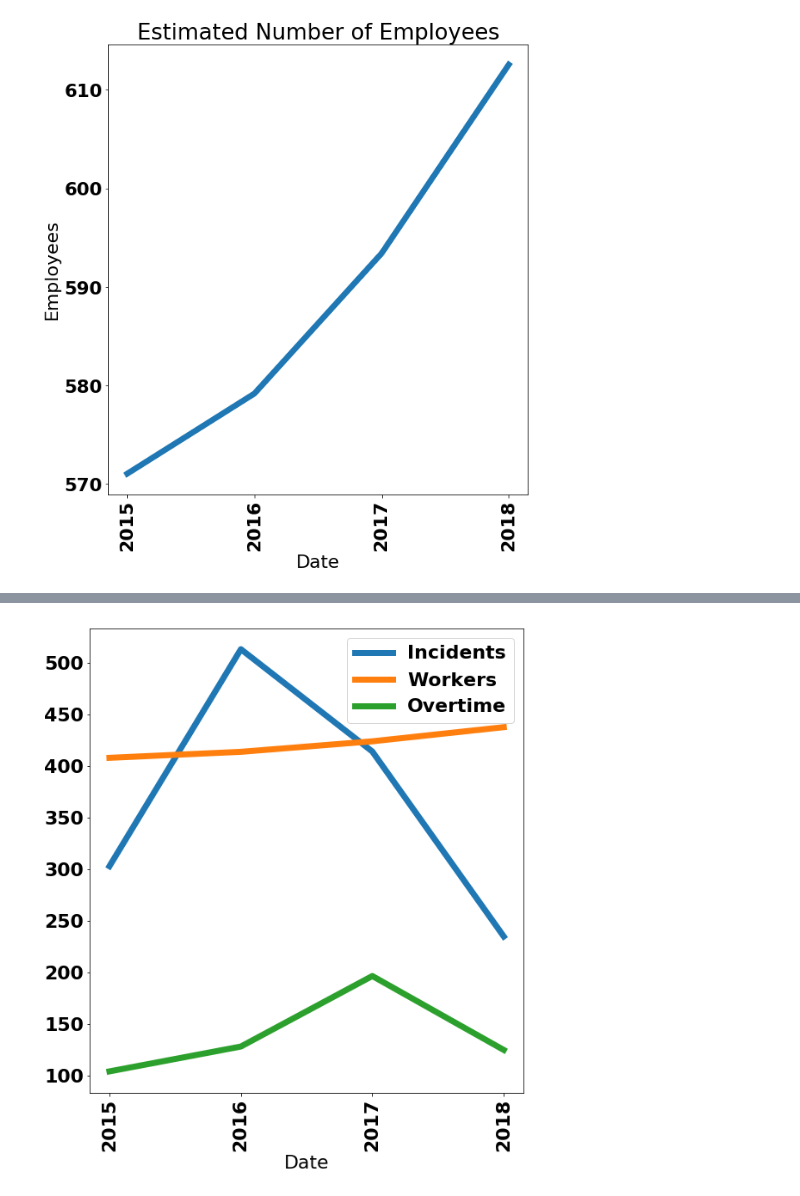
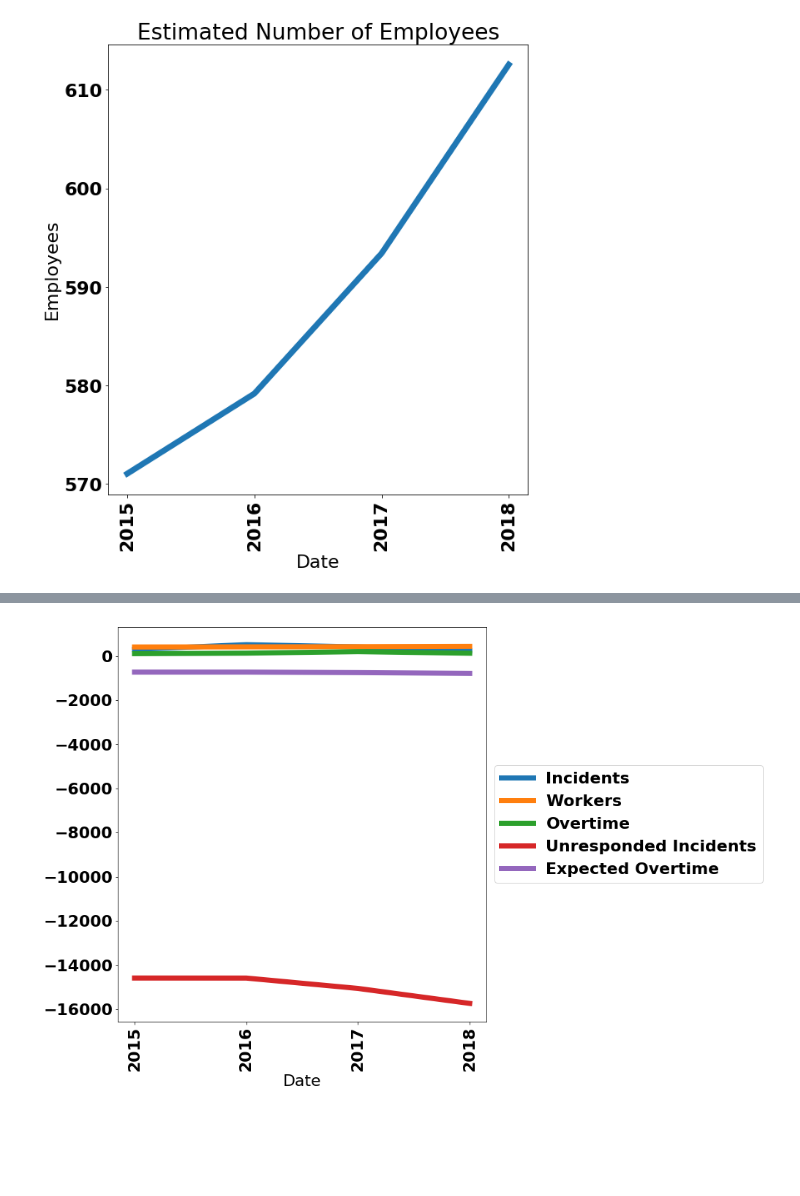
Before and after one commit to tylerharter/s19-city-t2, a Jupyter notebook: Fire/Model.ipynb, the cells around one changed output, grey strips where cells are left out. Drawn from its saved outputs; the diff is of its cells as text; code cells hidden in the pictures; blank space fills up the shorter version.

Commit message:
Added time data and better y-Axis for plots

```diff
--- a/Fire/Model.ipynb
+++ b/Fire/Model.ipynb
@@ -158,17 +158,22 @@ plt.show()
 # %% [output]
 [figure]
 # %%
+import datetime
+
 def drop_day(x):
     return str(x)[-4:]+"/"+str(x)[:2]
 
 def drop_month(x):
     return str(x)[-4:]
 
+def get_weekday(x):
+    return datetime.datetime(int(x[6:]),int(x[:2]),int(x[3:5])).weekday()
 
 
-daily_reports = pd.read_csv('FireDailyReports/fire_data.csv')
+daily_reports = pd.read_csv('FireDailyReports/fire_data_with_times.csv')
 daily_reports = daily_reports.dropna(subset=["Date"])
 daily_reports = daily_reports.reset_index()
+daily_reports["Weekday"] = daily_reports["Date"].apply(get_weekday)
 monthly_summary = daily_reports.copy()
 yearly_summary = daily_reports.copy()
 yearly_summary["Date"] = daily_reports["Date"].apply(drop_month)
@@ -243,8 +355,13 @@ plt.show()
 # %%
+INCIDENTS_PER_WORKER_PER_YEAR = 1/10*1*365
+COST_PER_INCIDENT_OVER = 500
+
 
 font = {
         'weight' : 'bold',
         'size'   : 22}
+
+
 
 plt.rc('font', **font)
 
@@ -263,32 +380,51 @@ expenses["2018"] = fire_budget[fire_budget["Object"] == "51110 - PERMANENT WAGES
 
 expense_plot = pd.Series(expenses)
 expense_plot.plot.line(figsize = (10,10),linewidth=7.0, label = "Workers")
 
 overtime = dict()
 overtime["2015"] = fire_budget[fire_budget["Object"] == "51310 - OVERTIME WAGES PERMANENT"]["2015"].sum()/10000
 overtime["2016"] = fire_budget[fire_budget["Object"] == "51310 - OVERTIME WAGES PERMANENT"]["2016"].sum()/10000
 overtime["2017"] = fire_budget[fire_budget["Object"] == "51310 - OVERTIME WAGES PERMANENT"]["2017"].sum()/10000
 overtime["2018"] = fire_budget[fire_budget["Object"] == "51310 - OVERTIME WAGES PERMANENT"]["2018"].sum()/10000
 
 
 expense_plot = pd.Series(overtime)
 expense_plot.plot.line(figsize = (10,10),linewidth=7.0, label = "Overtime")
 
 
+expected_overtime = dict()
+expected_overtime["2015"] = incidents["2015"]-(expenses["2015"]*INCIDENTS_PER_WORKER_PER_YEAR)
+expected_overtime["2016"] = incidents["2016"]-(expenses["2016"]*INCIDENTS_PER_WORKER_PER_YEAR)
+expected_overtime["2017"] = incidents["2017"]-(expenses["2017"]*INCIDENTS_PER_WORKER_PER_YEAR)
+expected_overtime["2018"] = incidents["2018"]-(expenses["2018"]*INCIDENTS_PER_WORKER_PER_YEAR)
+
+expense_plot = pd.Series(expected_overtime)
+expense_plot.plot.line(figsize = (10,10),linewidth=7.0, label = "Unresponded Incidents")
+
+
+expected_overtime["2015"] = expected_overtime["2015"]*COST_PER_INCIDENT_OVER/10000
+expected_overtime["2016"] = expected_overtime["2016"]*COST_PER_INCIDENT_OVER/10000
+expected_overtime["2017"] = expected_overtime["2017"]*COST_PER_INCIDENT_OVER/10000
+expected_overtime["2018"] = expected_overtime["2018"]*COST_PER_INCIDENT_OVER/10000
+
+expense_plot = pd.Series(expected_overtime)
+expense_plot.plot.line(figsize = (10,10),linewidth=7.0, label = "Expected Overtime")
+
 # get the values we want displayed as tick labels
 tick_labels = ("2015","2016","2017","2018","2019")
 # get the positions for the maximum xtick label
 x_max = int(max(plt.xticks()[0]))  # int() to convert numpy.int32 => int
 # manually set you xtick labels
 plt.xticks(range(0, x_max + 1), tick_labels, rotation=90)
 
 plt.xlabel('Date')
+plt.yticks()
 # change the limits and padding of the figure
 plt.figure(1).subplots_adjust(
     **dict(left=0.1, right=.8, bottom=.15, top=.9, wspace=.1, hspace=.1))
 
-plt.legend()
+plt.legend(loc='center left', bbox_to_anchor=(1.0, 0.5))
 
 plt.show()
 # %% [output]
-[figure, old version]
+[figure, new version]
```
Also changed, not shown: parts of 3 cells of this notebook, 5 other files.
